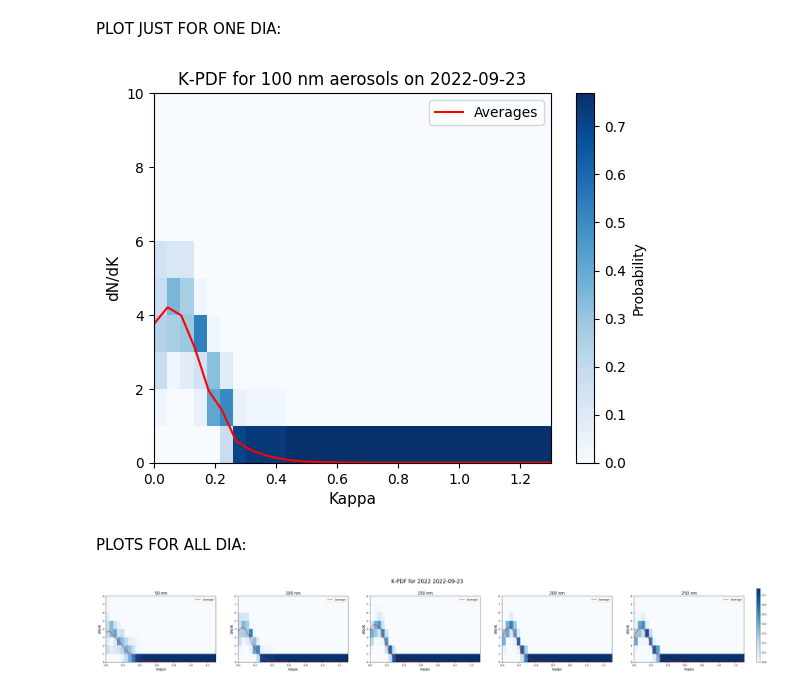
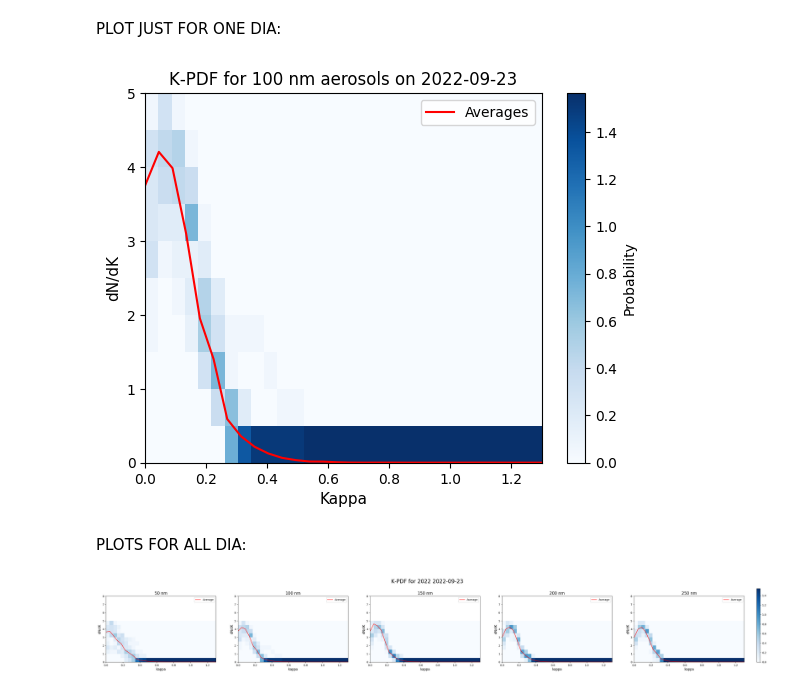
Before and after one commit to YiwenHou/HTDMA-Modeling, a Jupyter notebook: k-pdf.ipynb, the cells around one changed output. Drawn from its saved outputs; the diff is of its cells as text; code cells hidden in the pictures.

```diff
--- a/k-pdf.ipynb
+++ b/k-pdf.ipynb
@@ -175,32 +192,32 @@ formatted_date = f"{date_str[0:4]}-{date_str[4:6]}-{date_str[6:8]}"
 # %%
 # Plotting the 2D histogram
 fig, ax = plt.subplots()
 h, xedges, yedges, image = ax.hist2d(
     x100,  # Repeat xnew for each row in ynew
     y100,    # Flatten ynew to a 1D array
     bins=(30, 10),     # Specify bins for x and y
-    range=[[0, 1.3], [0, 10]],  # Define the range of x and y
+    range=[[0, 1.3], [0, 5]],  # Define the range of x and y
     cmap='Blues',    # Colormap
     density=True       # Normalize to show probability densities
 )
 
 # Overlay the column averages as a line plot
 ax.plot(xnew, avg100, 'r-', label='Averages')
 
 # Adding the colorbar
 cbar = plt.colorbar(image, ax=ax)
 cbar.set_label('Probability')  # Label the colorbar
 
 # Customizing the plot
 ax.set_xlabel('Kappa',fontsize = 11)
 ax.set_ylabel('dN/dK',fontsize = 11)
 ax.set_title(f'Κ-PDF for 100 nm aerosols on {formatted_date}')
 ax.legend()
 
 # Display the plot
 plt.show()
 # %% [output]
-[figure, old version]
+[figure, new version]
 # %% [markdown]
 PLOTS FOR ALL DIA:
 # %%
@@ -214,7 +231,7 @@ for ax, x, y, avg,title in zip(axes, x_values, y_values, avg_values, titles):
         x,
         y,
         bins=(30, 10),
-        range=[[0, 1.3], [0, 10]],
+        range=[[0, 1.3], [0, 5]],
         cmap='Blues',
         density=True
     )[3]
@@ -239,4 +256,4 @@ plt.subplots_adjust(top=0.8, right=0.87)
 # Display the plot
 plt.show()
 # %% [output]
-[figure, old version]
+[figure, new version]
```
Also changed, not shown: parts of 5 cells of this notebook, 5 other files.
